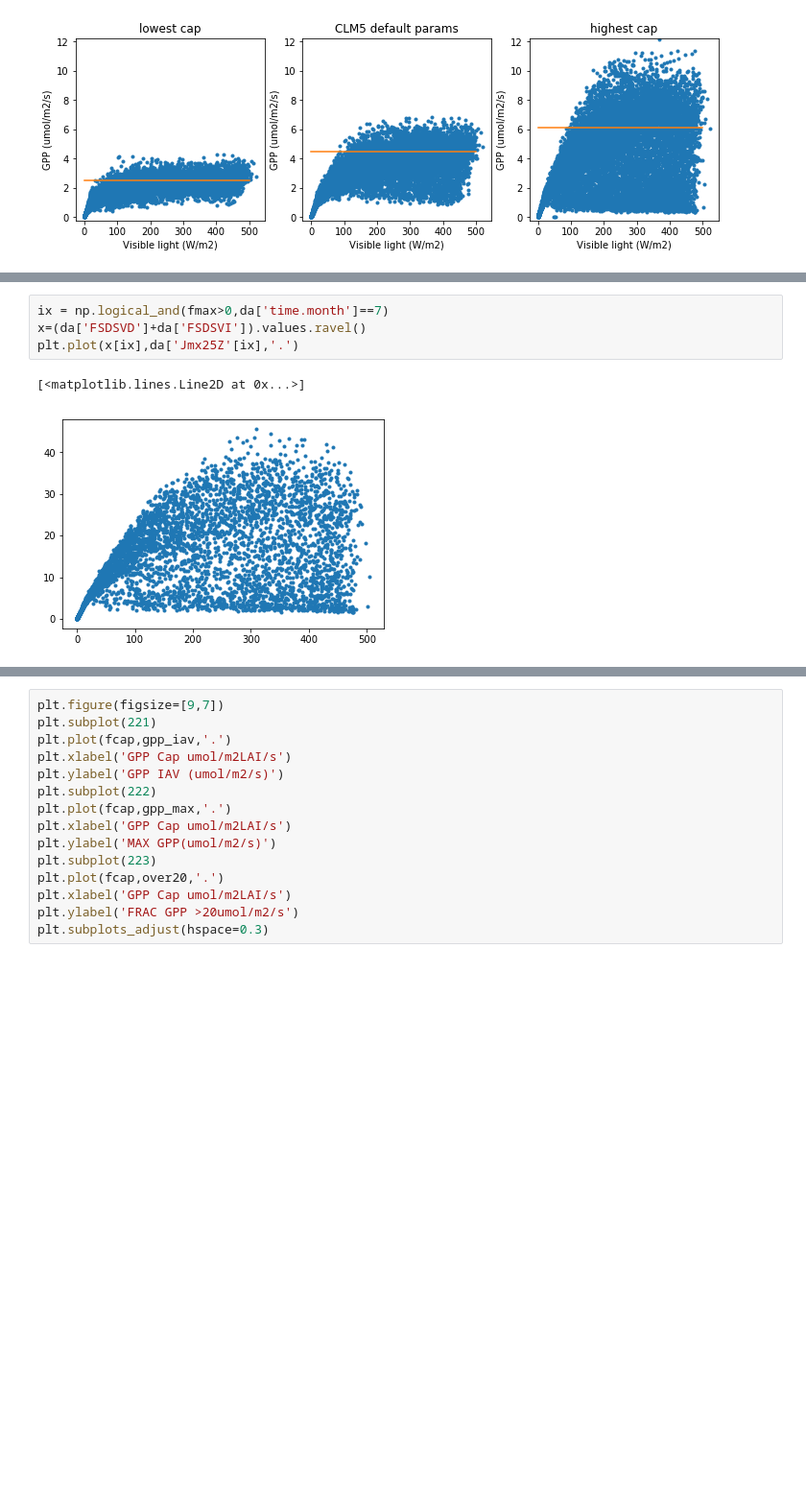
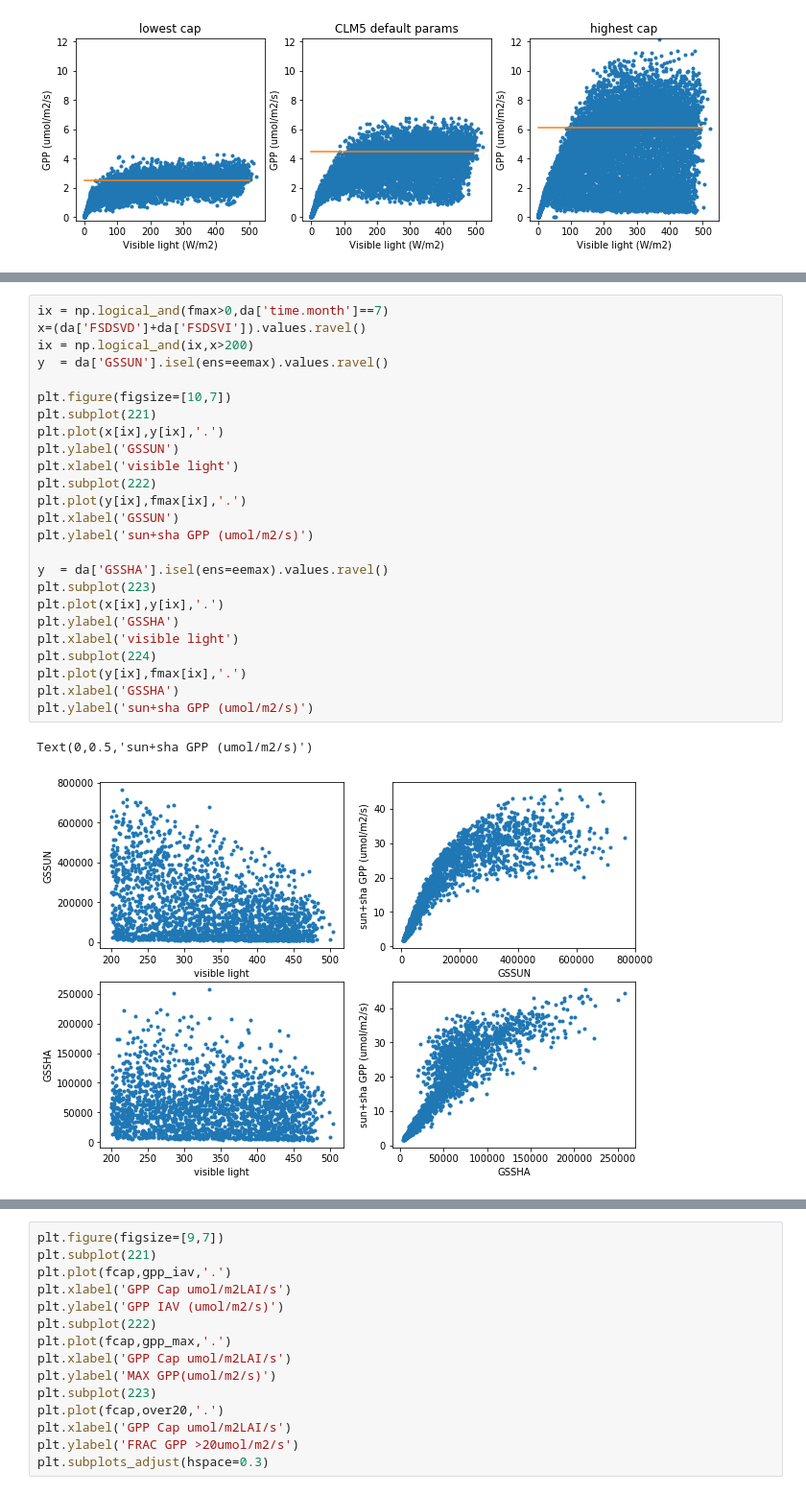
Before and after one commit to djk2120/UMB_cap, a Jupyter notebook: pyth/umb.ipynb, the cells around one changed output, grey strips where cells are left out. Shown at 96% size. Cells and saved outputs as stored; diff of their text form; blank space fills up the shorter version.

```diff
--- a/pyth/umb.ipynb
+++ b/pyth/umb.ipynb
@@ -278,7 +278,28 @@ print('')
-# %%
-ix = np.logical_and(fmax>0,da['time.month']==7)
-x=(da['FSDSVD']+da['FSDSVI']).values.ravel()
-plt.plot(x[ix],da['Jmx25Z'[ix],'.')
-# %% [output]
-[<matplotlib.lines.Line2D at 0x...>]
-[figure, removed]
+# %%
+ix = np.logical_and(fmax>0,da['time.month']==7)
+x=(da['FSDSVD']+da['FSDSVI']).values.ravel()
+ix = np.logical_and(ix,x>200)
+y  = da['GSSUN'].isel(ens=eemax).values.ravel()
+
+plt.figure(figsize=[10,7])
+plt.subplot(221)
+plt.plot(x[ix],y[ix],'.')
+plt.ylabel('GSSUN')
+plt.xlabel('visible light')
+plt.subplot(222)
+plt.plot(y[ix],fmax[ix],'.')
+plt.xlabel('GSSUN')
+plt.ylabel('sun+sha GPP (umol/m2/s)')
+
+y  = da['GSSHA'].isel(ens=eemax).values.ravel()
+plt.subplot(223)
+plt.plot(x[ix],y[ix],'.')
+plt.ylabel('GSSHA')
+plt.xlabel('visible light')
+plt.subplot(224)
+plt.plot(y[ix],fmax[ix],'.')
+plt.xlabel('GSSHA')
+plt.ylabel('sun+sha GPP (umol/m2/s)')
+# %% [output]
+Text(0,0.5,'sun+sha GPP (umol/m2/s)')
+[figure, added]
```
Also changed, not shown: parts of 17 cells of this notebook, 1 other file.
